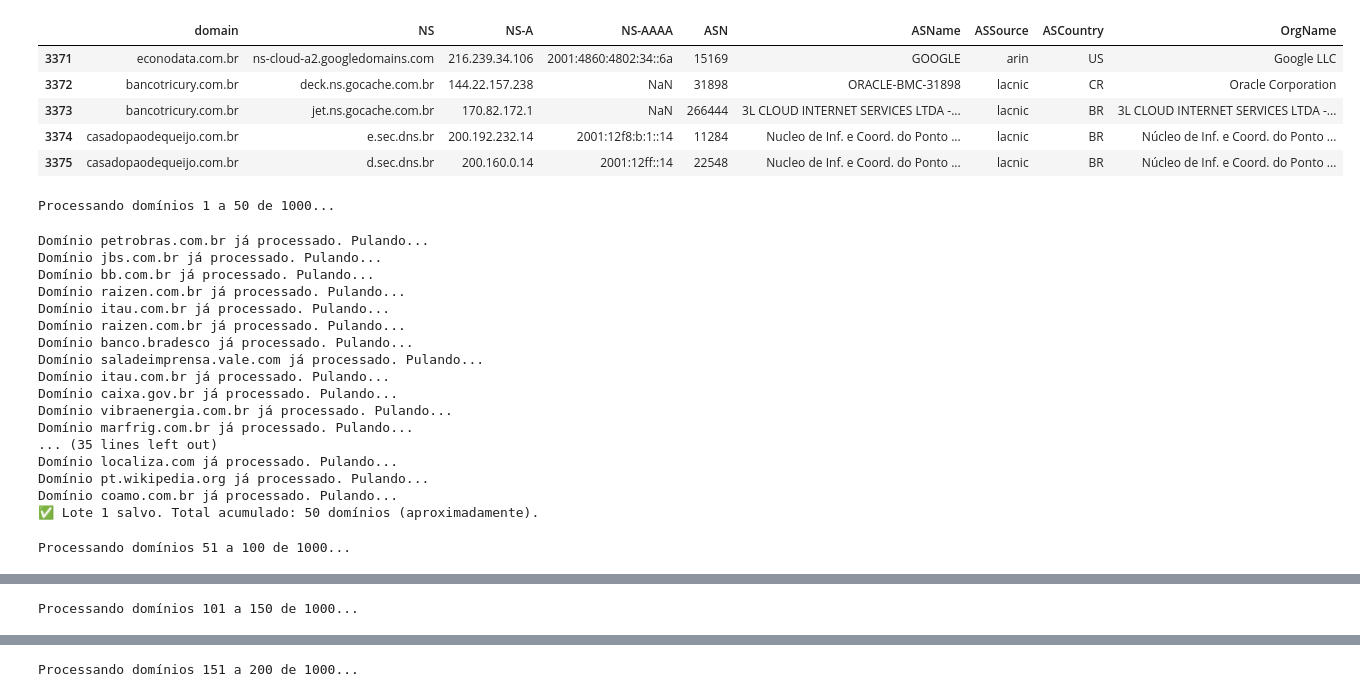
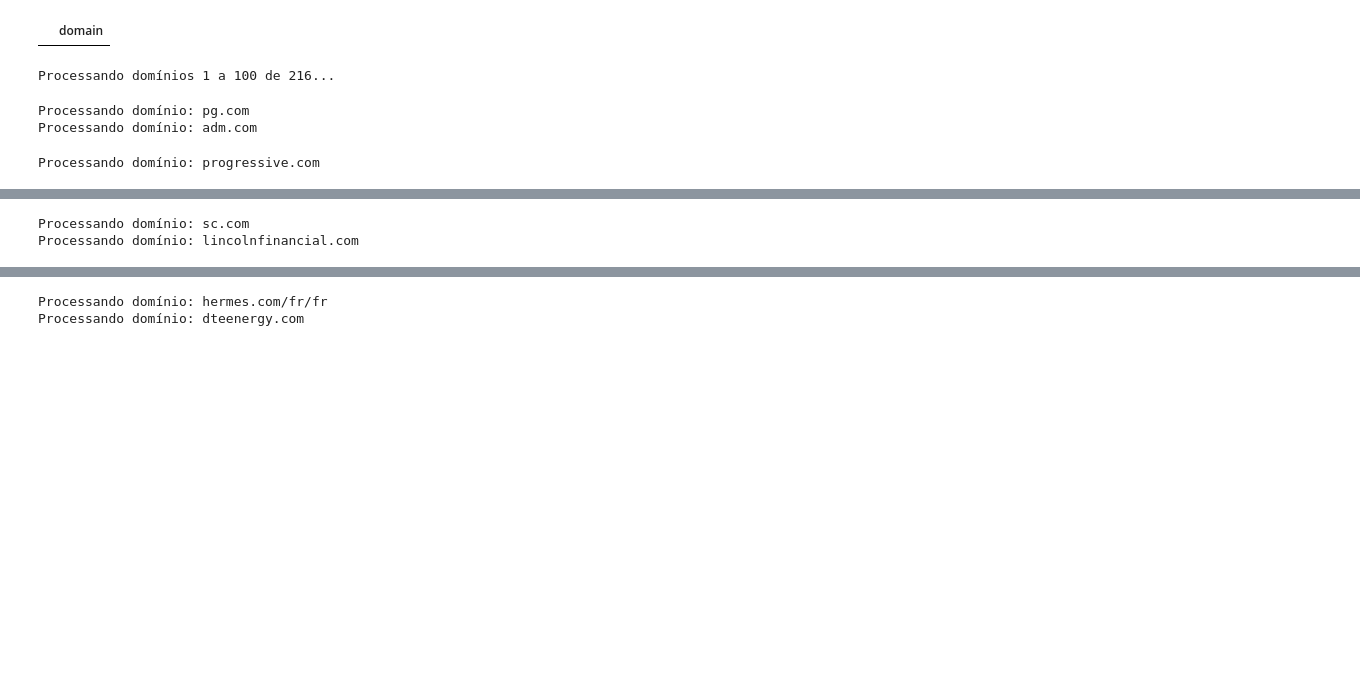
Before and after one commit to fsbertoglio/DNS-Centralization-CompaniesMarketCap, a Jupyter notebook: NOMS-2026/src/lookup_multi_ns.ipynb, the cells around one changed output, grey strips where cells are left out. Cells and saved outputs as stored; diff of their text form; code cells hidden in the pictures; blank space fills up the shorter version.

```diff
--- a/NOMS-2026/src/lookup_multi_ns.ipynb
+++ b/NOMS-2026/src/lookup_multi_ns.ipynb
@@ -106,17 +119,19 @@ br_dns_pipeline_pd.head()
 import swifter
 import time
 
-OUTPUT_CSV = "br_dns_pipeline_multi_ns.csv"
+OUTPUT_CSV = "dns_pipeline_multi_ns.csv"
+
+ERROR_CSV = "dns_pipeline_errors.csv"
 
 INITIAL_INDEX = 0 # Número de domínios já processados anteriormente no caso de interrupção do script ou reinício do processamento.
 
 # Configurações
-BATCH_SIZE = 50
-SLEEP_BETWEEN_BATCHES = 1  # segundos, se quiser pausar entre lotes
+BATCH_SIZE = 100
+SLEEP_BETWEEN_BATCHES = 0  # segundos, se quiser pausar entre lotes
 SAVE_MODE = 'a'  # append no CSV
 
 # Carregar dataset
-total_domains = len(br_dns_pipeline_pd)
+total_domains = len(dns_pipeline_df)
 
 # Cabeçalho para salvar apenas no primeiro write
 write_header = True
@@ -125,64 +140,59 @@ if os.path.exists(OUTPUT_CSV):
     output_pd = pd.read_csv(OUTPUT_CSV)
 else:
     output_pd = pd.DataFrame(columns=['domain'])
 
 display(output_pd.tail())
 # Processamento em lotes
 for i in range(INITIAL_INDEX, total_domains, BATCH_SIZE):
-    batch_df = br_dns_pipeline_pd.iloc[i:i+BATCH_SIZE].copy()
+    batch_df = dns_pipeline_df.iloc[i:i+BATCH_SIZE].copy()
 
     print(f"\nProcessando domínios {i+1} a {min(i+BATCH_SIZE, total_domains)} de {total_domains}...\n")
 
     batch_results = []
+    batch_errors = []
 
     for idx, domain in tqdm(enumerate(batch_df['domain']), total=len(batch_df), desc=f"Lote {i//BATCH_SIZE + 1}"):
-        # check if domain already processed
         if domain in output_pd['domain'].values:
             print(f"Domínio {domain} já processado. Pulando...")
-        else:
-            print(f"Processando domínio: {domain}")
-            ns_info_list = get_ns_info(domain)
+            continue
 
-            for ns_info in ns_info_list:
-                enriched_row = batch_df.iloc[idx].to_dict()
-                enriched_row.update(ns_info)
-                batch_results.append(enriched_row)
+        print(f"Processando domínio: {domain}")
+        ns_info_list, failed_entry = get_ns_info(domain)
+
+        # monta as linhas de resultado (uma por NS encontrado)
+        for ns_info in ns_info_list:
+            enriched_row = batch_df.iloc[idx].to_dict()
+            enriched_row.update(ns_info)
+            batch_results.append(enriched_row)
+
+        # registra erro se houver (inclusive quando não encontrou NS)
+        if failed_entry:
+            batch_errors.append(failed_entry)
 
     # Converter para DataFrame
     batch_results_df = pd.DataFrame(batch_results)
+
+    # Salvar erros, se houver
+    if batch_errors:
+        errors_df = pd.DataFrame(batch_errors)
+        if os.path.exists(ERROR_CSV):
+            errors_df.to_csv(ERROR_CSV, mode='a', index=False, header=False)
+        else:
+            errors_df.to_csv(ERROR_CSV, index=False)
+        print(f"⚠️ {len(batch_errors)} erros registrados em {ERROR_CSV}.")
 
     # Salvar incrementalmente
     batch_results_df.to_csv(OUTPUT_CSV, mode=SAVE_MODE, index=False, header=write_header)
 
     # Desligar header após o primeiro write
     write_header = False
     print(f"✅ Lote {i//BATCH_SIZE + 1} salvo. Total acumulado: {i + BATCH_SIZE} domínios (aproximadamente).\n")
 
     # Pausa opcional
     time.sleep(SLEEP_BETWEEN_BATCHES)
 # %% [output]
-|  | domain | NS | NS-A | NS-AAAA | ASN | ASName | ASSource | ASCountry | OrgName |
-| 3371 | econodata.com.br | ns-cloud-a2.googledomains.com | 216.239.34.106 | 2001:4860:4802:34::6a | 15169 | GOOGLE | arin | US | Google LLC |
-| 3372 | bancotricury.com.br | deck.ns.gocache.com.br | 144.22.157.238 | NaN | 31898 | ORACLE-BMC-31898 | lacnic | CR | Oracle Corporation |
-| 3373 | bancotricury.com.br | jet.ns.gocache.com.br | 170.82.172.1 | NaN | 266444 | 3L CLOUD INTERNET SERVICES LTDA -... | lacnic | BR | 3L CLOUD INTERNET SERVICES LTDA -... |
-| 3374 | casadopaodequeijo.com.br | e.sec.dns.br | 200.192.232.14 | 2001:12f8:b:1::14 | 11284 | Nucleo de Inf. e Coord. do Ponto ... | lacnic | BR | Núcleo de Inf. e Coord. do Ponto ... |
-| 3375 | casadopaodequeijo.com.br | d.sec.dns.br | 200.160.0.14 | 2001:12ff::14 | 22548 | Nucleo de Inf. e Coord. do Ponto ... | lacnic | BR | Núcleo de Inf. e Coord. do Ponto ... |
+|  | domain |
-Processando domínios 1 a 50 de 1000...
+Processando domínios 1 a 100 de 216...
-Domínio petrobras.com.br já processado. Pulando...
-Domínio jbs.com.br já processado. Pulando...
-Domínio bb.com.br já processado. Pulando...
-Domínio raizen.com.br já processado. Pulando...
-Domínio itau.com.br já processado. Pulando...
-Domínio raizen.com.br já processado. Pulando...
-Domínio banco.bradesco já processado. Pulando...
-Domínio saladeimprensa.vale.com já processado. Pulando...
-Domínio itau.com.br já processado. Pulando...
-Domínio caixa.gov.br já processado. Pulando...
-Domínio vibraenergia.com.br já processado. Pulando...
-Domínio marfrig.com.br já processado. Pulando...
-... (35 lines left out)
-Domínio localiza.com já processado. Pulando...
-Domínio pt.wikipedia.org já processado. Pulando...
-Domínio coamo.com.br já processado. Pulando...
-✅ Lote 1 salvo. Total acumulado: 50 domínios (aproximadamente).
+Processando domínio: pg.com
+Processando domínio: adm.com
-Processando domínios 51 a 100 de 1000...
+Processando domínio: progressive.com
@@ -206 +203,2 @@ Domínio gndi.com.br já processado. Pulando...
-Processando domínios 101 a 150 de 1000...
+Processando domínio: sc.com
+Processando domínio: lincolnfinancial.com
@@ -224 +206,2 @@ Domínio ri.riachuelo.com.br já processado. Pulando...
-Processando domínios 151 a 200 de 1000...
+Processando domínio: hermes.com/fr/fr
+Processando domínio: dteenergy.com
```
Also changed, not shown: parts of 4 cells of this notebook, 23 other files.
